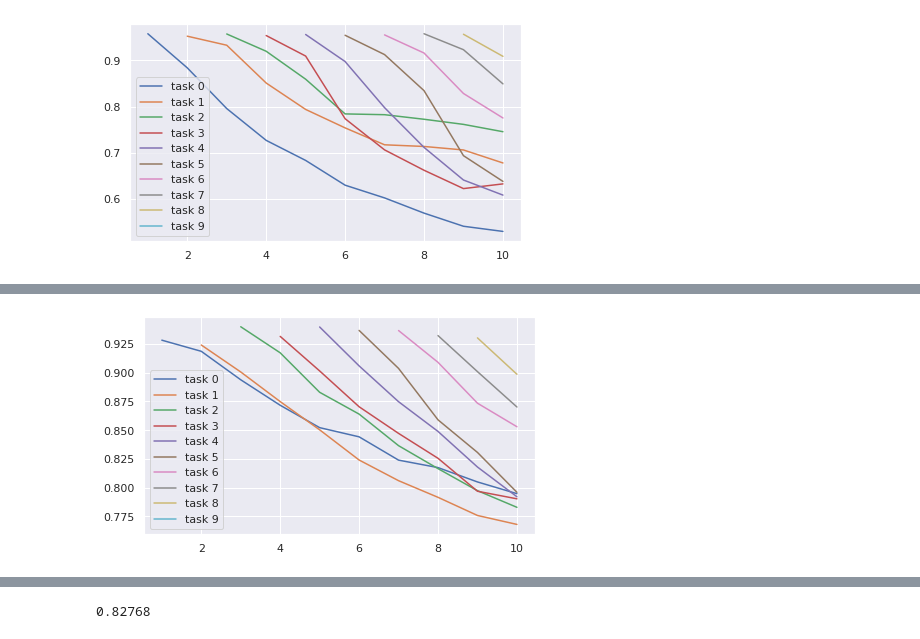
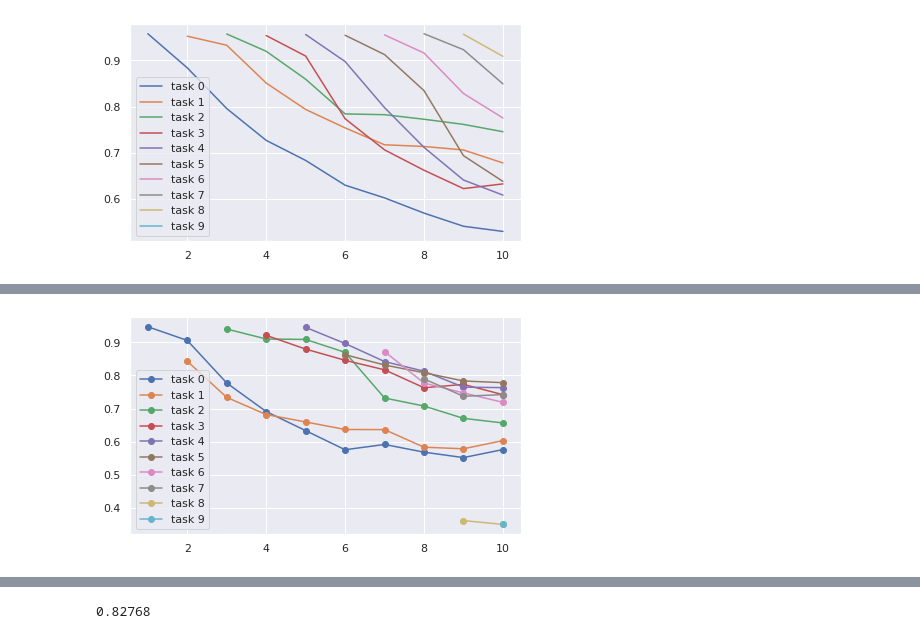
Before and after one commit to AndreevP/FRCL, a Jupyter notebook: notebooks/pipeline_demo.ipynb, the cells around one changed output, grey strips where cells are left out. Cells and saved outputs as stored; diff of their text form; code cells hidden in the pictures.

```diff
--- a/notebooks/pipeline_demo.ipynb
+++ b/notebooks/pipeline_demo.ipynb
@@ -68,8 +68,8 @@ plt.show()
 # %%
 n_tasks = 10
 task = PermutedMnistTask(n_tasks)
-frcl_pipeline = FRCLTrainDemo(task, n_repeat=1, device='cuda',
-                              n_epochs=4, lr=1e-4, batch_size=64, n_inducing=100, n_classes=10)
+frcl_pipeline = FRCLTrainDemo(task, n_repeat=1, device='cpu',
+                              n_epochs=5, lr=1e-4, batch_size=64, n_inducing=10, n_classes=10)
 # %%
 frcl_res = frcl_pipeline.run()
 # %% [output]
@@ -77,13 +78,13 @@ frcl_res = frcl_pipeline.run()
 # %%
 fig = plt.figure(figsize=(7, 4))
 
 Y = []
 for i in range(n_tasks):
     x, y = frcl_res[0][0].get_task_estimations(i)
     Y.append(y)
-    plt.plot(x, y, label = "task {}".format(i))
+    plt.plot(x, y, "-o", label = "task {}".format(i))
     plt.legend()
-plt.savefig("../out/plot.png")
+plt.savefig("../out/plot_permutedMNIST_ind10.png")
 plt.show()
 # %% [output]
-[figure, old version]
+[figure, new version]
```
Also changed, not shown: parts of 11 cells of this notebook, 2 other files.
